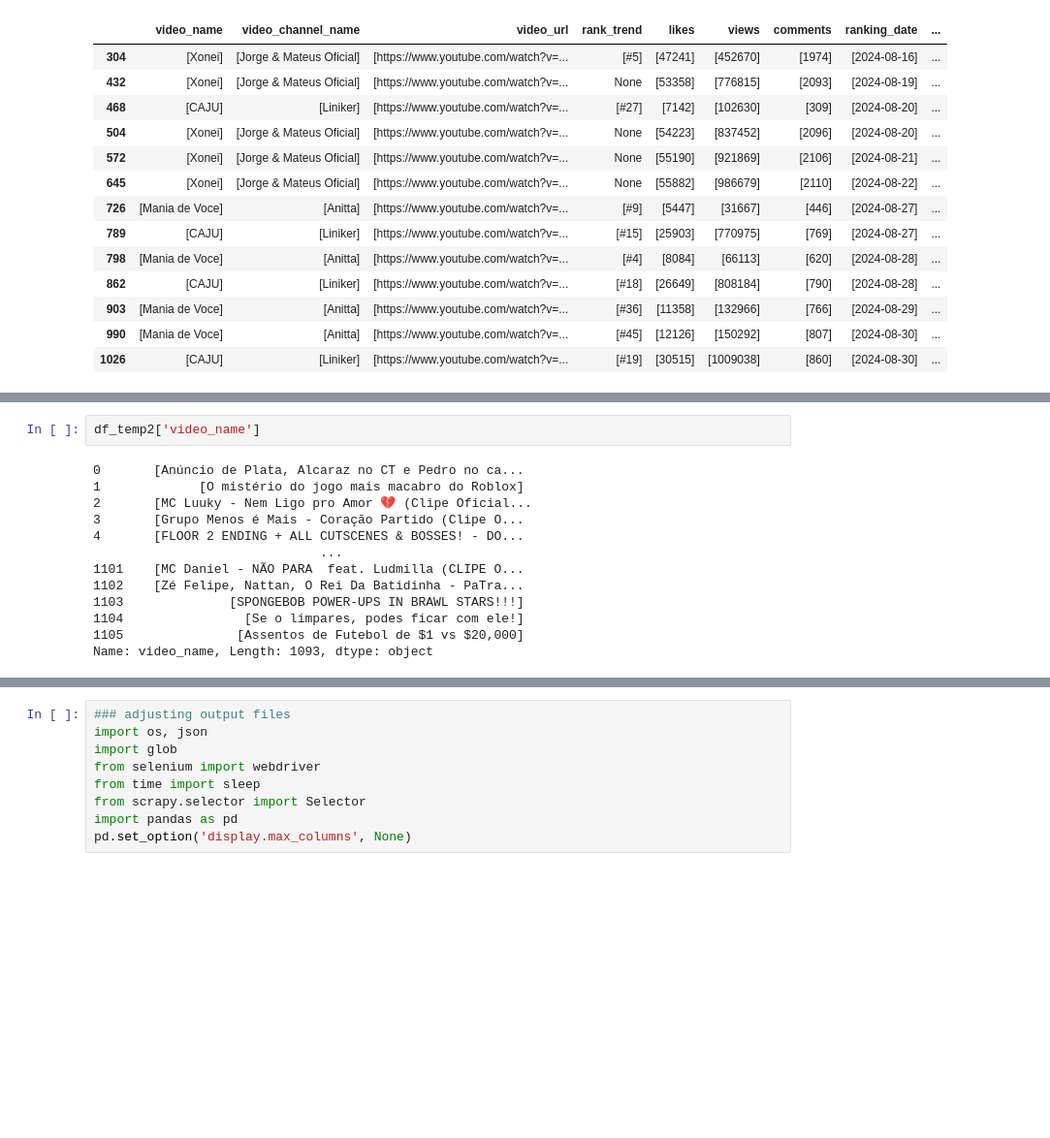
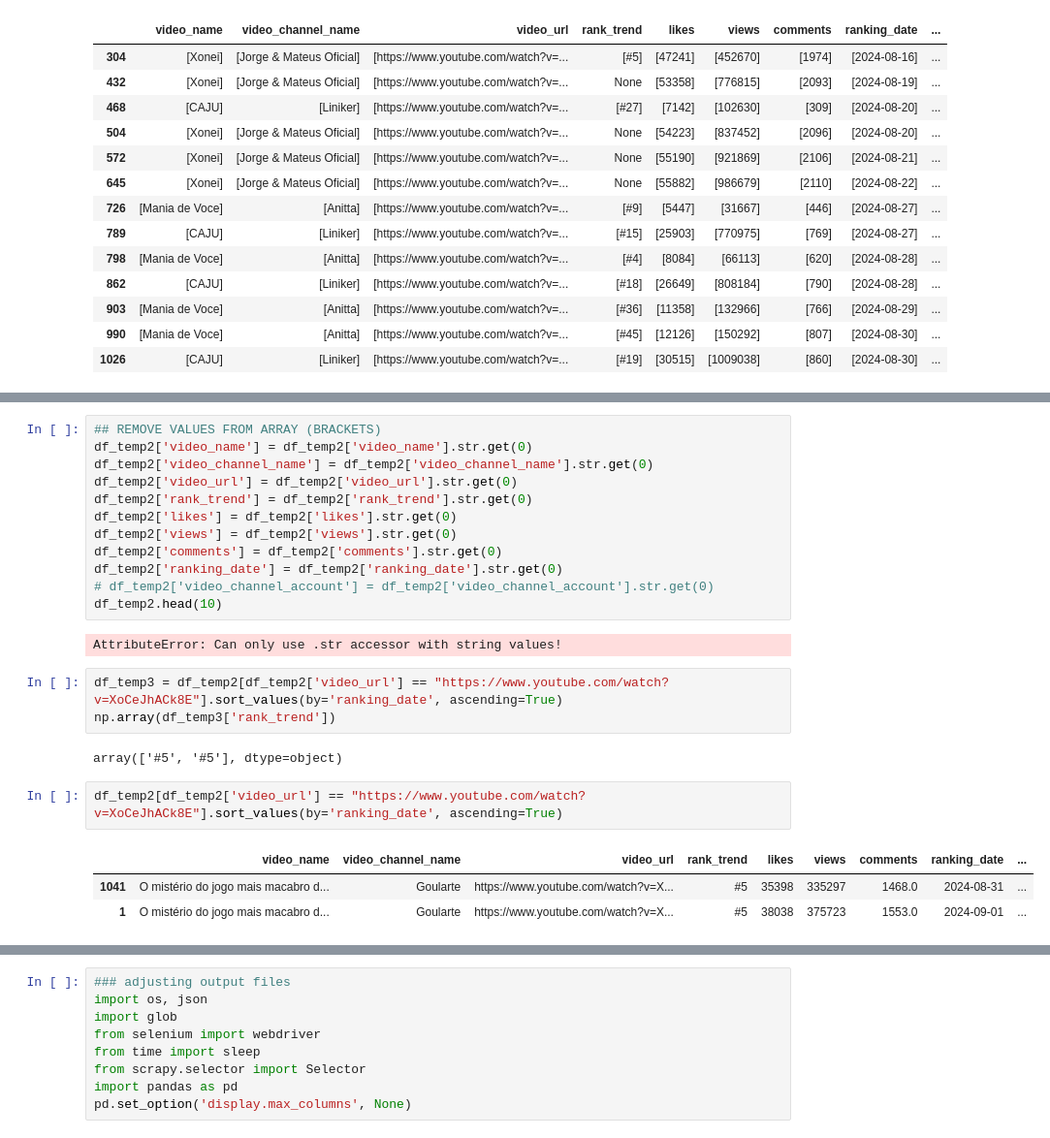
Before and after one commit to dlpires/tcc-mba-usp, a Jupyter notebook: notebooks/create_trending_table.ipynb, the cells around one changed output, grey strips where cells are left out. Shown: that part at 97% size. Drawn from its saved outputs; the diff is of its cells as text; blank space fills up the shorter version.

```diff
--- a/notebooks/create_trending_table.ipynb
+++ b/notebooks/create_trending_table.ipynb
@@ -87,16 +88,26 @@ keywords                 object
 dtype: object
 # %%
-df_temp2['video_name']
+## REMOVE VALUES FROM ARRAY (BRACKETS)
+df_temp2['video_name'] = df_temp2['video_name'].str.get(0)
+df_temp2['video_channel_name'] = df_temp2['video_channel_name'].str.get(0)
+df_temp2['video_url'] = df_temp2['video_url'].str.get(0)
+df_temp2['rank_trend'] = df_temp2['rank_trend'].str.get(0)
+df_temp2['likes'] = df_temp2['likes'].str.get(0)
+df_temp2['views'] = df_temp2['views'].str.get(0)
+df_temp2['comments'] = df_temp2['comments'].str.get(0)
+df_temp2['ranking_date'] = df_temp2['ranking_date'].str.get(0)
+# df_temp2['video_channel_account'] = df_temp2['video_channel_account'].str.get(0)
+df_temp2.head(10)
 # %% [output]
-0       [Anúncio de Plata, Alcaraz no CT e Pedro no ca...
-1             [O mistério do jogo mais macabro do Roblox]
-2       [MC Luuky - Nem Ligo pro Amor 💔 (Clipe Oficial...
-3       [Grupo Menos é Mais - Coração Partido (Clipe O...
-4       [FLOOR 2 ENDING + ALL CUTSCENES & BOSSES! - DO...
-                              ...
-1101    [MC Daniel - NÃO PARA  feat. Ludmilla (CLIPE O...
-1102    [Zé Felipe, Nattan, O Rei Da Batidinha - PaTra...
-1103              [SPONGEBOB POWER-UPS IN BRAWL STARS!!!]
-1104                [Se o limpares, podes ficar com ele!]
-1105               [Assentos de Futebol de $1 vs $20,000]
-Name: video_name, Length: 1093, dtype: object
+AttributeError: Can only use .str accessor with string values!
+# %%
+df_temp3 = df_temp2[df_temp2['video_url'] == "https://www.youtube.com/watch?v=XoCeJhACk8E"].sort_values(by='ranking_date', ascending=True)
+np.array(df_temp3['rank_trend'])
+# %% [output]
+array(['#5', '#5'], dtype=object)
+# %%
+df_temp2[df_temp2['video_url'] == "https://www.youtube.com/watch?v=XoCeJhACk8E"].sort_values(by='ranking_date', ascending=True)
+# %% [output]
+|  | video_name | video_channel_name | video_url | rank_trend | likes | views | comments | ranking_date | ... |
+| 1041 | O mistério do jogo mais macabro d... | Goularte | https://www.youtube.com/watch?v=X... | #5 | 35398 | 335297 | 1468.0 | 2024-08-31 | ... |
+| 1 | O mistério do jogo mais macabro d... | Goularte | https://www.youtube.com/watch?v=X... | #5 | 38038 | 375723 | 1553.0 | 2024-09-01 | ... |
```
Also changed, not shown: parts of 10 cells of this notebook, 2 other files.
